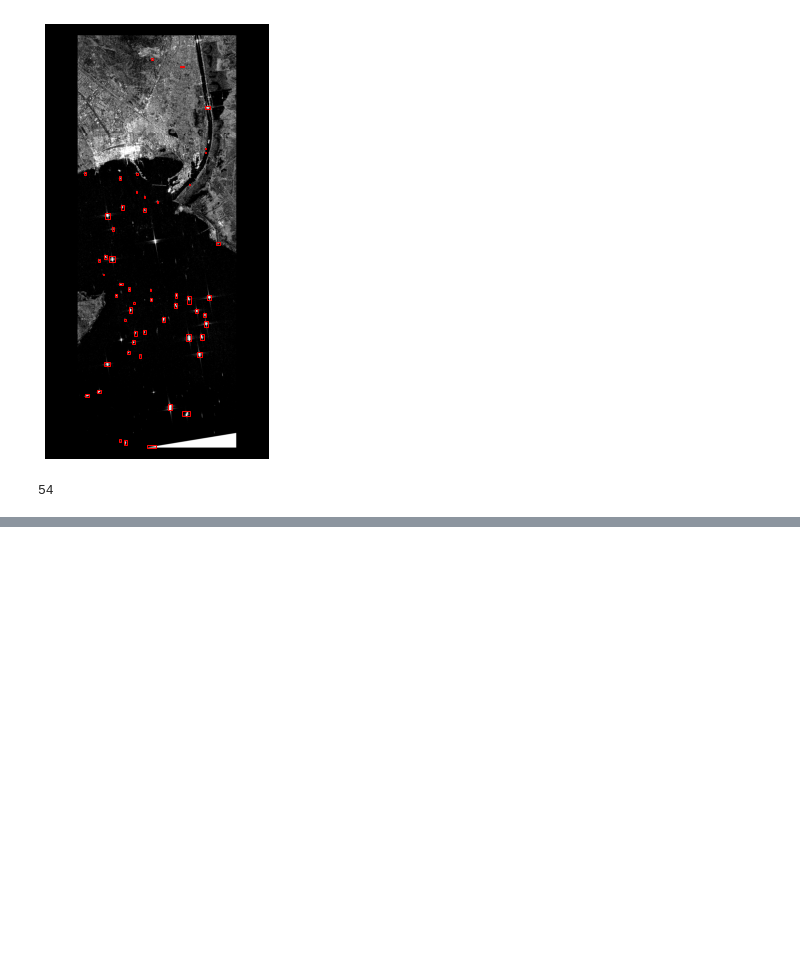
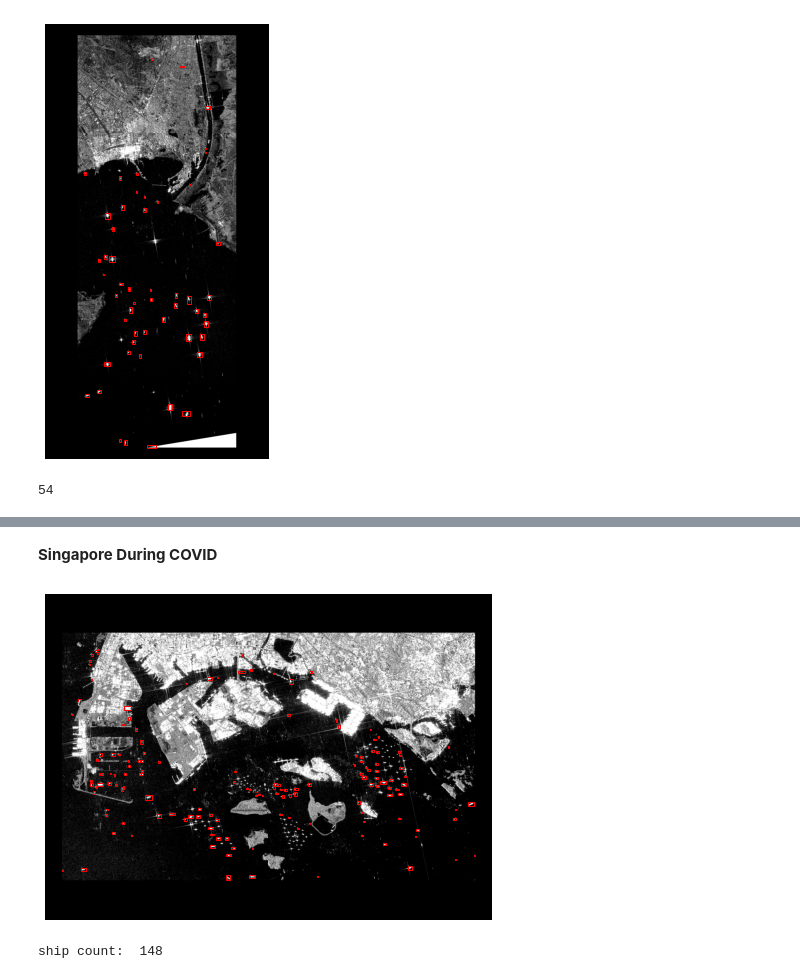
Before and after one commit to alexmak001/SAR-satelite-image-ship-detection, a Jupyter notebook: sean_notebooks/Applications.ipynb, the cells around one changed output, grey strips where cells are left out. Drawn from its saved outputs; the diff is of its cells as text; code cells hidden in the pictures; blank space fills up the shorter version.

```diff
--- a/sean_notebooks/Applications.ipynb
+++ b/sean_notebooks/Applications.ipynb
@@ -349,0 +355,8 @@ plt.imshow(np.clip(img_array, -20, 0), cmap='gray')
+# %% [markdown]
+**Singapore During COVID**
+# %%
+# 'after_suez.jpg'
+plot_large_image(faster_rcnn, sg_end, 0.5, 'sg_end.jpg')
+# %% [output]
+[figure, added]
+ship count:  148
```
Also changed, not shown: parts of 17 cells of this notebook, 1 other file.
